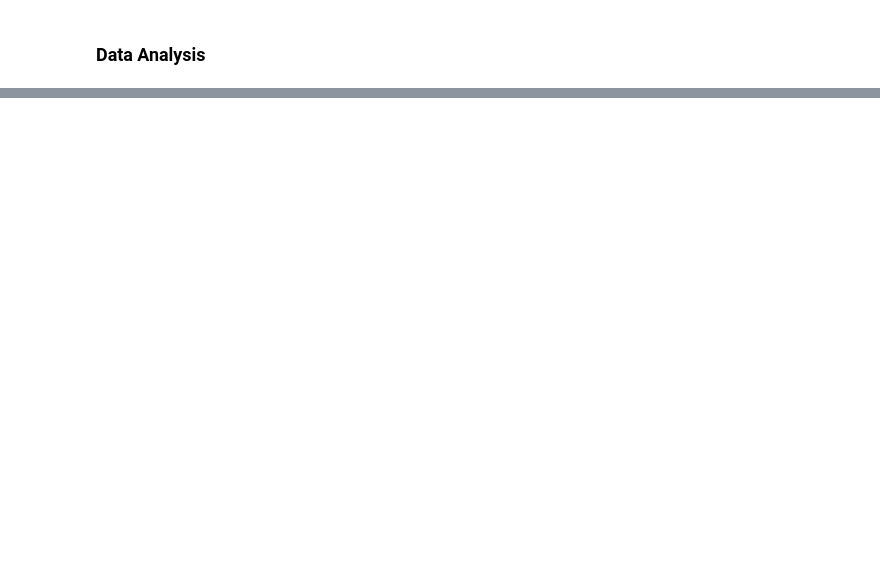
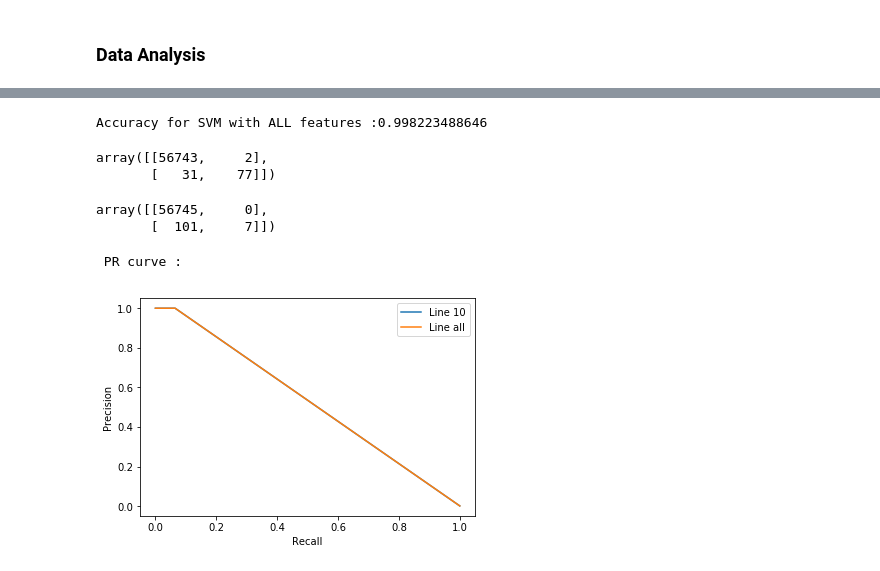
Before and after one commit to kunalrdeshmukh/Credit_Card_Fraud, a Jupyter notebook: data.ipynb, the cells around one changed output, grey strips where cells are left out. Cells and saved outputs as stored; diff of their text form; code cells hidden in the pictures; blank space fills up the shorter version.

```diff
--- a/data.ipynb
+++ b/data.ipynb
@@ -79,0 +82,2 @@ prediction = svm_classifier.predict(test)
+# %%
+svm_classifier_all.fit(train_all,output_train)
@@ -80,3 +89,5 @@ prediction = svm_classifier.predict(test)
+# %%
+prediction_all = svm_classifier_all.predict(test_all)
 # %% [markdown]
 ### Data Analysis
 # %%
@@ -86,0 +101,31 @@ accuracy_score(output_test,prediction)
+# %%
+print "Accuracy for SVM with ALL features :"+ str(accuracy_score(output_test,prediction_all))
+# %% [output]
+Accuracy for SVM with ALL features :0.998223488646
+# %%
+print "Confusion matrix for SVM with 10 features"
+sk.metrics.confusion_matrix(output_test,prediction_10)
+# %% [output]
+array([[56743,     2],
+       [   31,    77]])
+# %%
+print "Confusion matrix for SVM with ALL features"
+sk.metrics.confusion_matrix(output_test,prediction_all)
+# %% [output]
+array([[56745,     0],
+       [  101,     7]])
+# %%
+precision_10, recall_10, _ = sk.metrics.precision_recall_curve(output_test,prediction_10)
+# %%
+precision_all, recall_all, _ = sk.metrics.precision_recall_curve(output_test,prediction_all)
+# %%
+print " PR curve :"
+line_10, = plt.plot(recall_10,precision_10,label='Line 10')
+line_all, = plt.plot(recall_all, precision_all,label='Line all')
+plt.legend(handles=[line_10, line_all])
+plt.ylabel('Precision')
+plt.xlabel('Recall')
+plt.show()
+# %% [output]
+ PR curve :
+[figure, added]
```
Also changed, not shown: parts of 25 cells of this notebook.
